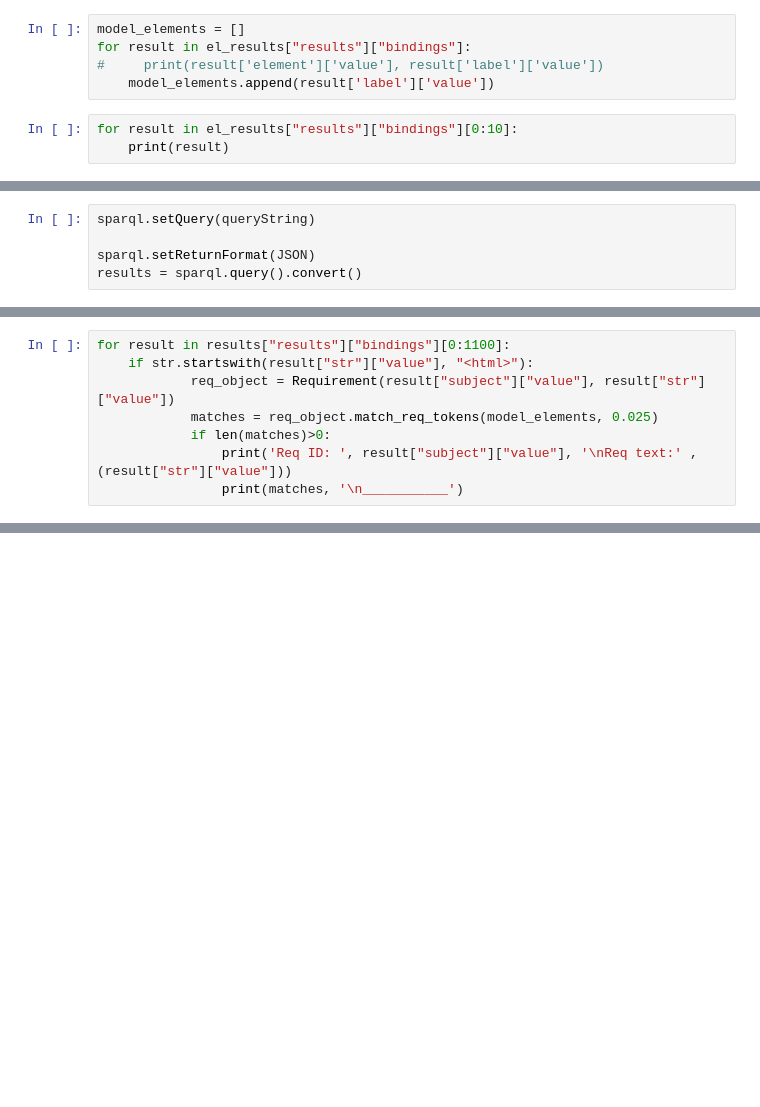
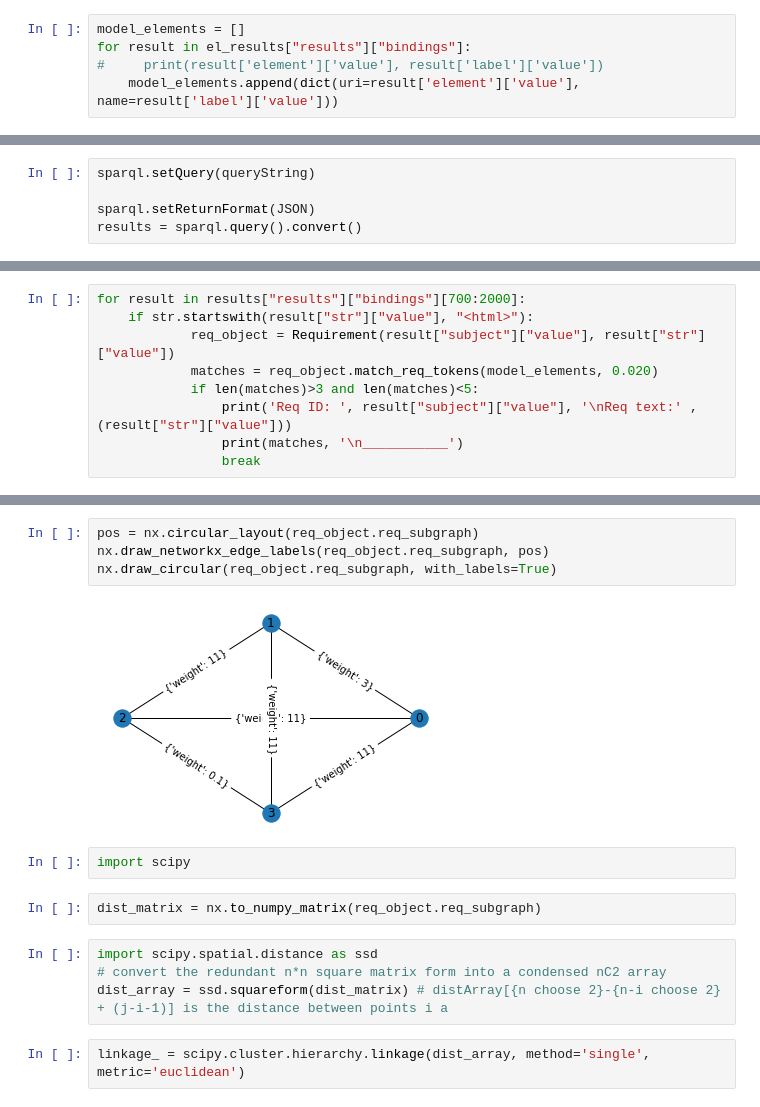
Before and after one commit to Open-MBEE/mms-autocref, a Jupyter notebook: mms-rdf.ipynb, the cells around one changed output, grey strips where cells are left out. Saved outputs shown, nothing was run; the diff lists cells and outputs as text; blank space fills up the shorter version.

Commit message:
Paris clustering of matches

```diff
--- a/mms-rdf.ipynb
+++ b/mms-rdf.ipynb
@@ -81,7 +97,4 @@ el_results = sparql.query().convert()
 model_elements = []
 for result in el_results["results"]["bindings"]:
 #     print(result['element']['value'], result['label']['value'])
-    model_elements.append(result['label']['value'])
+    model_elements.append(dict(uri=result['element']['value'], name=result['label']['value']))
-# %%
-for result in el_results["results"]["bindings"][0:10]:
-    print(result)
@@ -104,11 +116,12 @@ results = sparql.query().convert()
 # %%
-for result in results["results"]["bindings"][0:1100]:
+for result in results["results"]["bindings"][700:2000]:
     if str.startswith(result["str"]["value"], "<html>"):
             req_object = Requirement(result["subject"]["value"], result["str"]["value"])
-            matches = req_object.match_req_tokens(model_elements, 0.025)
-            if len(matches)>0:
+            matches = req_object.match_req_tokens(model_elements, 0.020)
+            if len(matches)>3 and len(matches)<5:
                 print('Req ID: ', result["subject"]["value"], '\nReq text:' , (result["str"]["value"]))
                 print(matches, '\n___________')
+                break
 # %% [output]
 Req ID:  https://opencae.jpl.nasa.gov/mms/rdf/element/_4663af6e-6265-438d-87b8-74e1550518bf__1015_e548608e-442a-4e4e-916c-f5c6dba77d99_asi-slot-_17_0_2_3_b4c02e1_1379368975825_138301_38788-slotvalue-0 ...
 Req text: <html><body>
@@ -129,0 +159,16 @@ ___________
+# %%
+pos = nx.circular_layout(req_object.req_subgraph)
+nx.draw_networkx_edge_labels(req_object.req_subgraph, pos)
+nx.draw_circular(req_object.req_subgraph, with_labels=True)
+# %% [output]
+[figure, added]
+# %%
+import scipy
+# %%
+dist_matrix = nx.to_numpy_matrix(req_object.req_subgraph)
+# %%
+import scipy.spatial.distance as ssd
+# convert the redundant n*n square matrix form into a condensed nC2 array
+dist_array = ssd.squareform(dist_matrix) # distArray[{n choose 2}-{n-i choose 2} + (j-i-1)] is the distance between points i a
+# %%
+linkage_ = scipy.cluster.hierarchy.linkage(dist_array, method='single', metric='euclidean')
```
Also changed, not shown: parts of 18 cells of this notebook, 4 other files.
